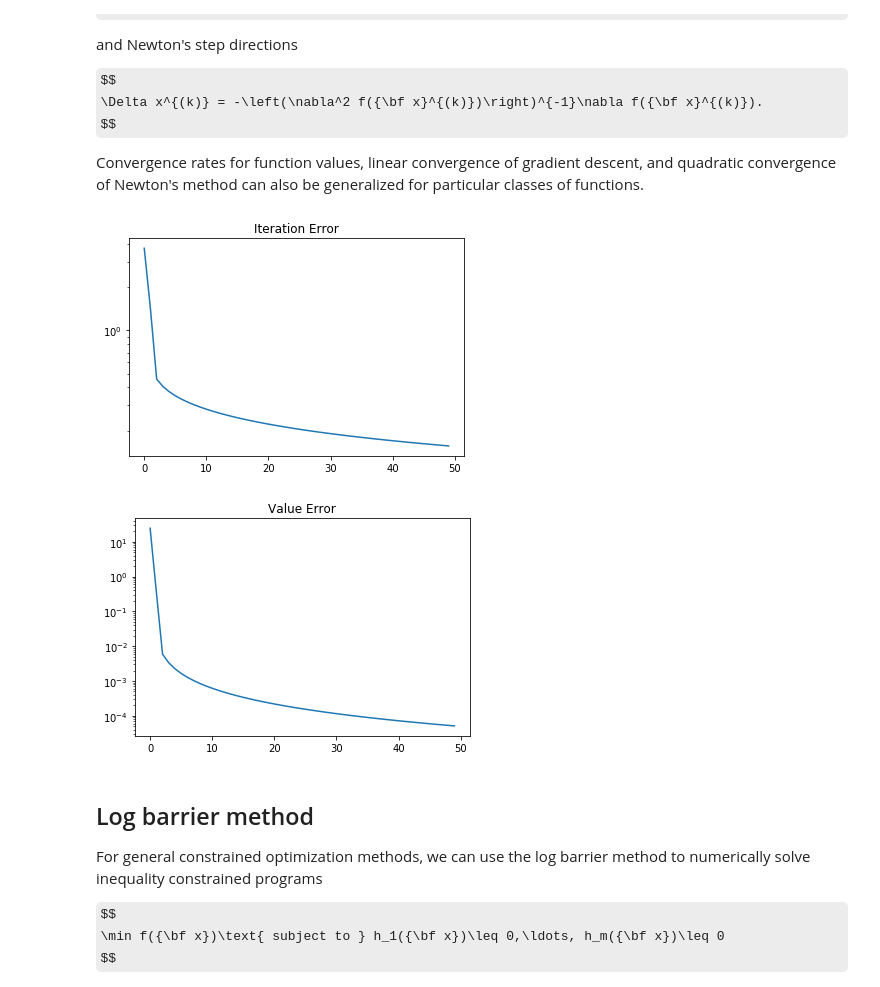
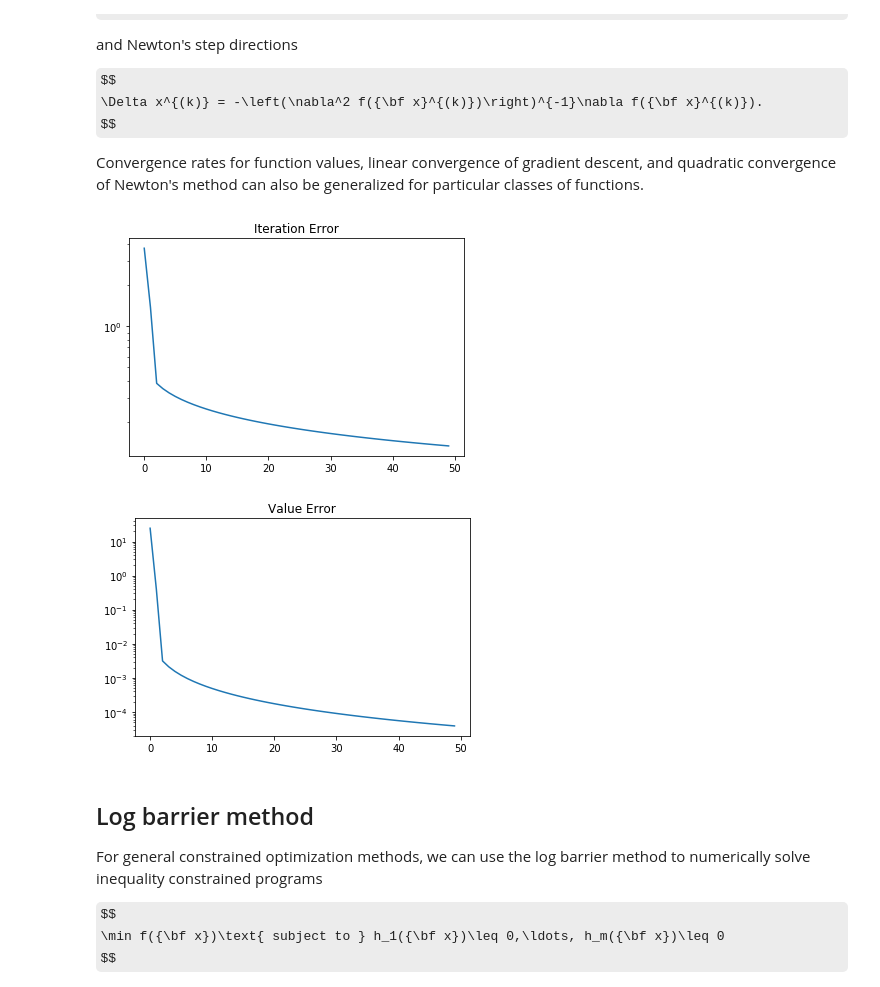
Before and after one commit to n8epi/ANLY561, a Jupyter notebook: Lecture 03/lecture0303.ipynb, the cells around one changed output. Cells and saved outputs as stored; diff of their text form; code cells hidden in the pictures; some formulas as TeX source.

```diff
--- a/Lecture 03/lecture0303.ipynb
+++ b/Lecture 03/lecture0303.ipynb
@@ -87,38 +87,39 @@ def backtracking(x0, dx, f, df0, alpha=0.2, beta=0.8, verbose=False):
 
 fun = lambda x: np.sum(x**4)/4
 dfun = lambda x: x**3
+d2fun = lambda x: 3*np.diag(x**2)
 
 x0 = np.array([2, 1, -3])
 dx = -dfun(x0)
 
-alpha = 0.2
-beta = 0.8
+alpha = 0.1
+beta = 0.5
 
 num_iter = 50
 
 x = np.zeros((3, num_iter))
 errs = np.zeros(num_iter)
 fvals = np.zeros(num_iter)
 
 x[:,0] = x0
 errs[0] = np.sqrt(np.sum(x[:,0]**2))
 fvals[0] = fun(x[:,0])
 
 for i in range(1,num_iter):
     x[:,i] = backtracking(x[:,i-1], -dfun(x[:,i-1]), fun, dfun(x[:,i-1]), alpha=alpha, beta=beta)
     errs[i] = np.sqrt(np.sum(x[:,i]**2))
     fvals[i] = fun(x[:,i])
 
 plt.semilogy(errs)
 plt.title('Iteration Error')
 plt.show()
 
 plt.semilogy(fvals)
 plt.title('Value Error')
 plt.show()
 # %% [output]
-[figure, old version]
+[figure, new version]
-[figure, old version]
+[figure, new version]
 # %% [markdown]
 ## Log barrier method
 
```
Also changed, not shown: parts of 1 cell of this notebook.
